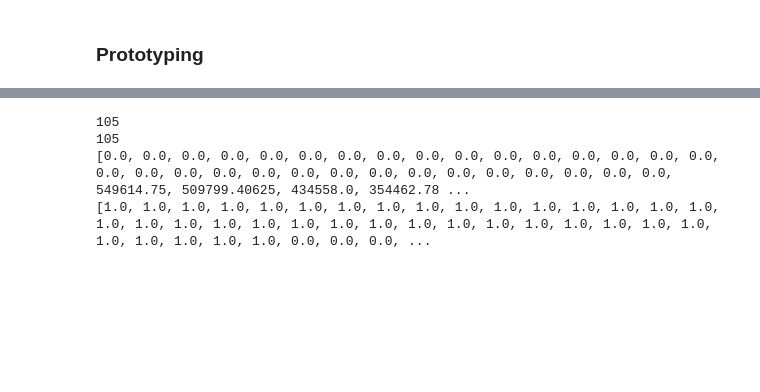
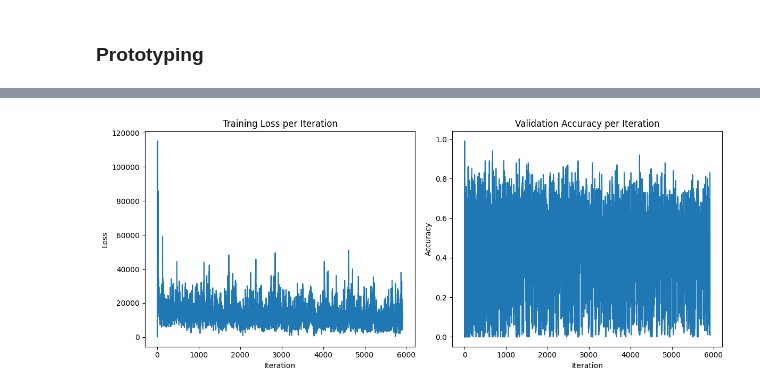
Before and after one commit to EricCui2005/imagenette, a Jupyter notebook: train.ipynb, the cells around one changed output, grey strips where cells are left out. Cells and saved outputs as stored; diff of their text form; code cells hidden in the pictures; blank space fills up the shorter version.

Commit message:
Basic training validation pipelin

```diff
--- a/train.ipynb
+++ b/train.ipynb
@@ -83,7 +84,7 @@ num_classes = 10
 num_epochs = 10
 
 # CSV processing configuration
-train_image_label_csv = "/Users/ericcui/repos/imagenette/imagenette2-320/train_imagenette.csv"
+train_image_label_csv = "/Users/ericcui/repos/imagenette/imagenette2-320/randomized_train.csv"
 val_image_label_csv = "/Users/ericcui/repos/imagenette/imagenette2-320/val_imagenette.csv"
 path_prefix = "/Users/ericcui/repos/imagenette/imagenette2-320/"
 
@@ -115,8 +116,16 @@ class_mappings = {
     "n03888257": "parachute"
 }
 
-# Function to convert images from image paths to flattened tensors in a batch dataframe
-def process_batch_images(batch_df):
+def process_batch_images(batch_df: pd.DataFrame) -> List[torch.Tensor]:
+    """
+    Process a batch of images from a DataFrame into a list of flattened image tensors.
+
+    Args:
+        batch_df (pd.DataFrame): DataFrame containing image paths in a 'path' column
+
+    Returns:
+        List[torch.Tensor]: List of flattened image tensors
+    """
     images = batch_df['path'].tolist()
     images = [path_prefix + path for path in images]
     images = [flatten_image(path) for path in images]
@@ -125,7 +134,7 @@ def process_batch_images(batch_df):
 #### Training Hyperparameters
 # %%
 # Hyperparameters
-base_learning_rate = 0.001
+base_learning_rate = 0.0001
 batch_size = 32
 # %% [markdown]
 #### Model Initialization and Data Loading
@@ -245,11 +262,22 @@ KeyboardInterrupt:
-# %%
-print(len(iteration_losses))
-print(len(iteration_accuracies))
-
-print(iteration_losses)
-print(iteration_accuracies)
-# %% [output]
-105
-105
-[0.0, 0.0, 0.0, 0.0, 0.0, 0.0, 0.0, 0.0, 0.0, 0.0, 0.0, 0.0, 0.0, 0.0, 0.0, 0.0, 0.0, 0.0, 0.0, 0.0, 0.0, 0.0, 0.0, 0.0, 0.0, 0.0, 0.0, 0.0, 0.0, 0.0, 0.0, 549614.75, 509799.40625, 434558.0, 354462.78 ...
-[1.0, 1.0, 1.0, 1.0, 1.0, 1.0, 1.0, 1.0, 1.0, 1.0, 1.0, 1.0, 1.0, 1.0, 1.0, 1.0, 1.0, 1.0, 1.0, 1.0, 1.0, 1.0, 1.0, 1.0, 1.0, 1.0, 1.0, 1.0, 1.0, 1.0, 1.0, 1.0, 1.0, 1.0, 1.0, 1.0, 1.0, 0.0, 0.0, 0.0, ...
+# %%
+# Create figure with two subplots
+plt.figure(figsize=(12,5))
+
+# Plot iteration losses
+plt.subplot(1,2,1)
+plt.plot(iteration_losses)
+plt.title('Training Loss per Iteration')
+plt.xlabel('Iteration')
+plt.ylabel('Loss')
+
+# Plot iteration accuracies
+plt.subplot(1,2,2)
+plt.plot(iteration_accuracies)
+plt.title('Validation Accuracy per Iteration')
+plt.xlabel('Iteration')
+plt.ylabel('Accuracy')
+
+plt.tight_layout()
+plt.show()
+# %% [output]
+[figure, added]
```
Also changed, not shown: parts of 3 cells of this notebook.
